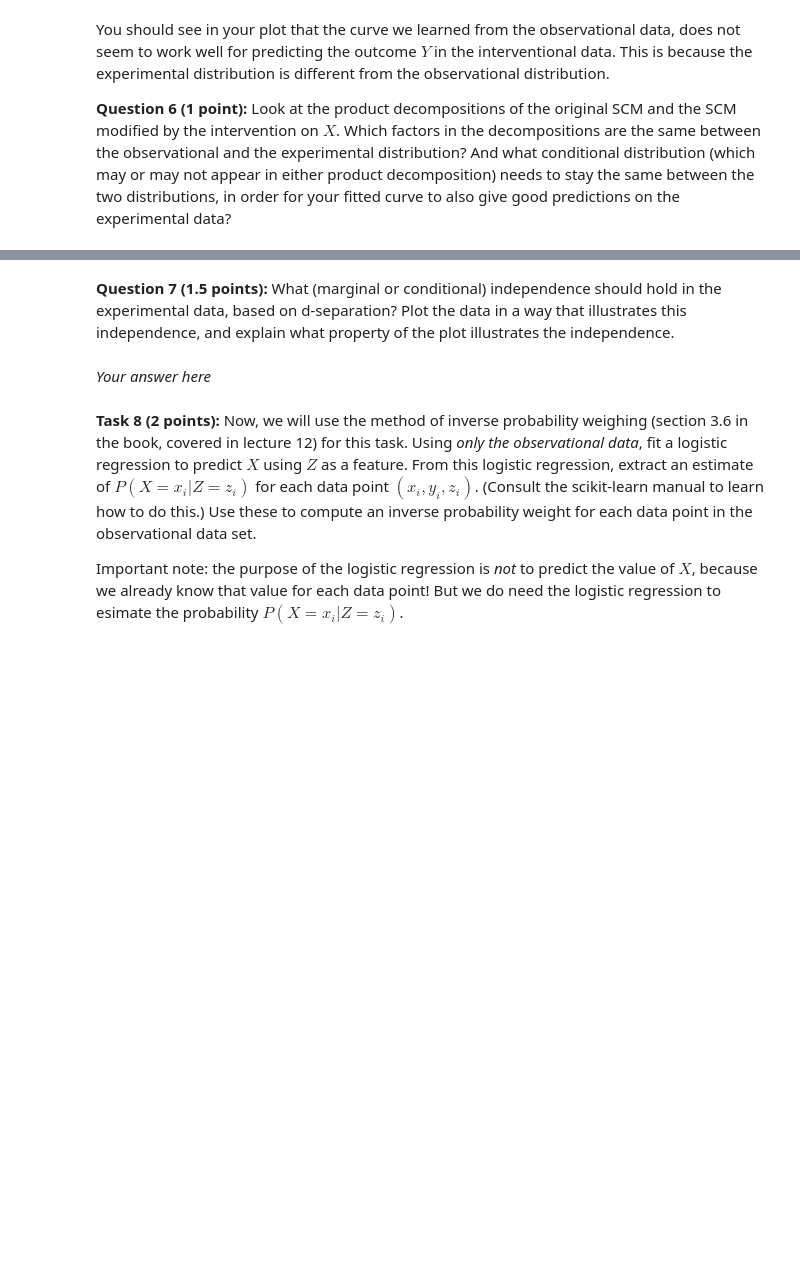
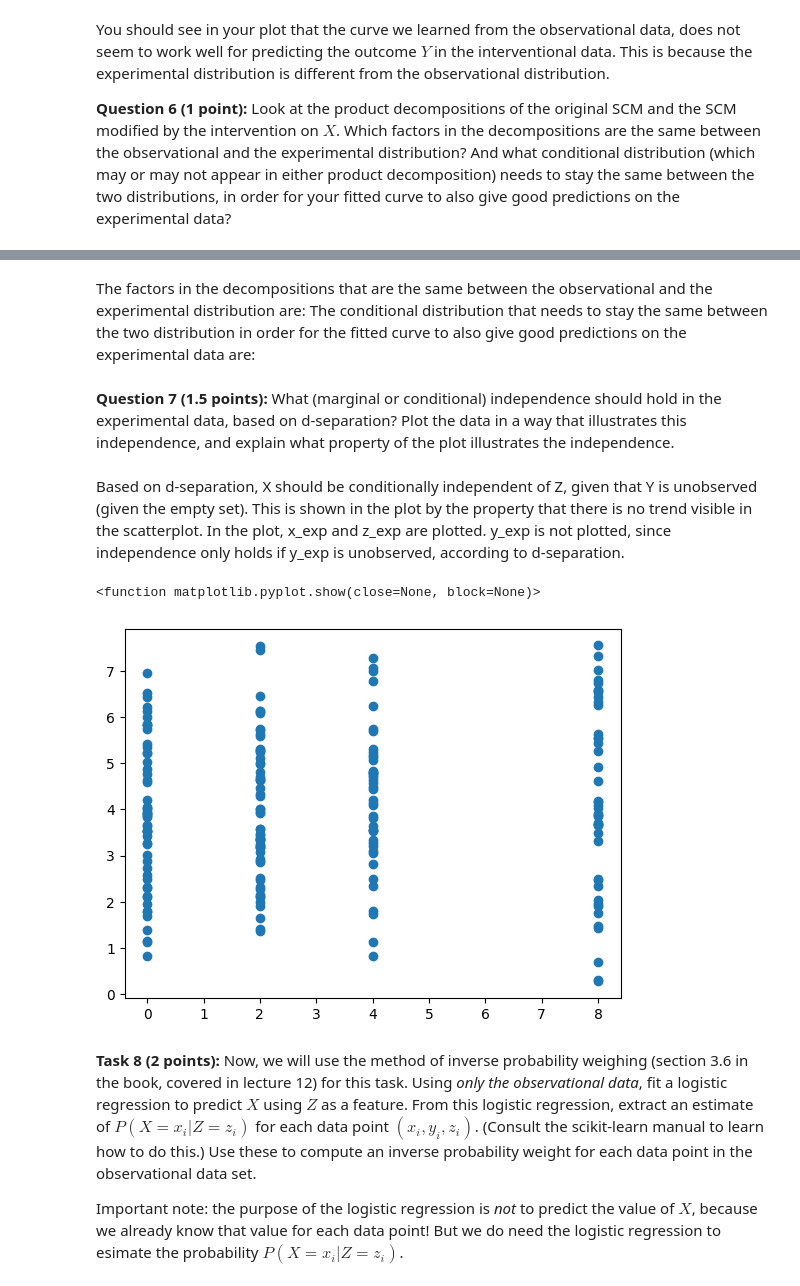
Before and after one commit to TijnvanHeertum/Advanced-Machine-Learning, a Jupyter notebook: assignment3/AML_assignment3.ipynb, the cells around one changed output, grey strips where cells are left out. Saved outputs shown, nothing was run; the diff lists cells and outputs as text; code cells hidden in the pictures; blank space fills up the shorter version.

```diff
--- a/assignment3/AML_assignment3.ipynb
+++ b/assignment3/AML_assignment3.ipynb
@@ -165,4 +163,5 @@ You should see in your plot that the curve we learned from the observational dat
+# %% [markdown]
+The factors in the decompositions that are the same between the observational and the experimental distribution are:
+The conditional distribution that needs to stay the same between the two distribution in order for the fitted curve to also give good predictions on the experimental data are:
 # %% [markdown]
 **Question 7 (1.5 points):** What (marginal or conditional) independence should hold in the experimental data, based on d-separation? Plot the data in a way that illustrates this independence, and explain what property of the plot illustrates the independence.
-# %% [markdown]
-*Your answer here*
@@ -171,3 +168,12 @@ You should see in your plot that the curve we learned from the observational dat
+# %% [markdown]
+Based on d-separation, X should be conditionally independent of Z, given that Y is unobserved (given the empty set).
+This is shown in the plot by the property that there is no trend visible in the scatterplot. In the plot, x_exp and z_exp are plotted. y_exp is not plotted, since independence only holds if y_exp is unobserved, according to d-separation.
+# %%
+plt.scatter(x_exp, z_exp)
+plt.show
+# %% [output]
+<function matplotlib.pyplot.show(close=None, block=None)>
+[figure, added]
 # %% [markdown]
 **Task 8 (2 points):** Now, we will use the method of inverse probability weighing (section 3.6 in the book, covered in lecture 12) for this task. Using *only the observational data*, fit a logistic regression to predict $X$ using $Z$ as a feature. From this logistic regression, extract an estimate of $P(X=x_i|Z=z_i)$ for each data point $(x_i, y_i, z_i)$. (Consult the scikit-learn manual to learn how to do this.) Use these to compute an inverse probability weight for each data point in the observational data set.
 
```
Also changed, not shown: parts of 2 cells of this notebook.
